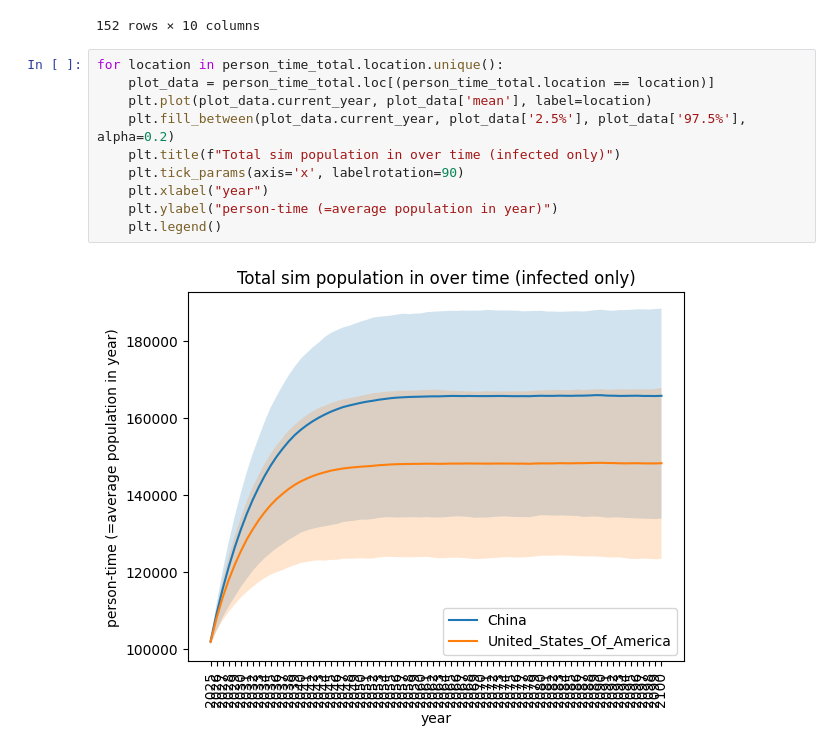
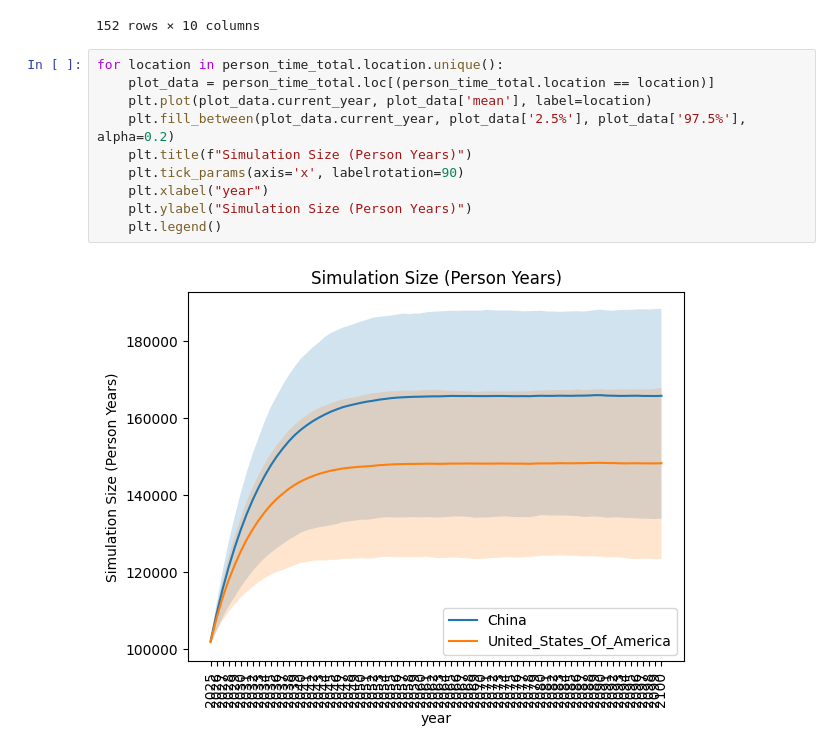
Before and after one commit to ihmeuw/vivarium_research_alzheimers, a Jupyter notebook: verification_and_validation/2025_08_14_model2.2_vv.ipynb, the cells around one changed output. Saved outputs shown, nothing was run; the diff lists cells and outputs as text.

```diff
--- a/verification_and_validation/2025_08_14_model2.2_vv.ipynb
+++ b/verification_and_validation/2025_08_14_model2.2_vv.ipynb
@@ -407,12 +407,12 @@ person_time_total#.head()
 # %%
 for location in person_time_total.location.unique():
     plot_data = person_time_total.loc[(person_time_total.location == location)]
     plt.plot(plot_data.current_year, plot_data['mean'], label=location)
     plt.fill_between(plot_data.current_year, plot_data['2.5%'], plot_data['97.5%'], alpha=0.2)
-    plt.title(f"Total sim population in over time (infected only)")
+    plt.title(f"Simulation Size (Person Years)")
     plt.tick_params(axis='x', labelrotation=90)
     plt.xlabel("year")
-    plt.ylabel("person-time (=average population in year)")
+    plt.ylabel("Simulation Size (Person Years)")
     plt.legend()
 # %% [output]
-[figure, old version]
+[figure, new version]
```
